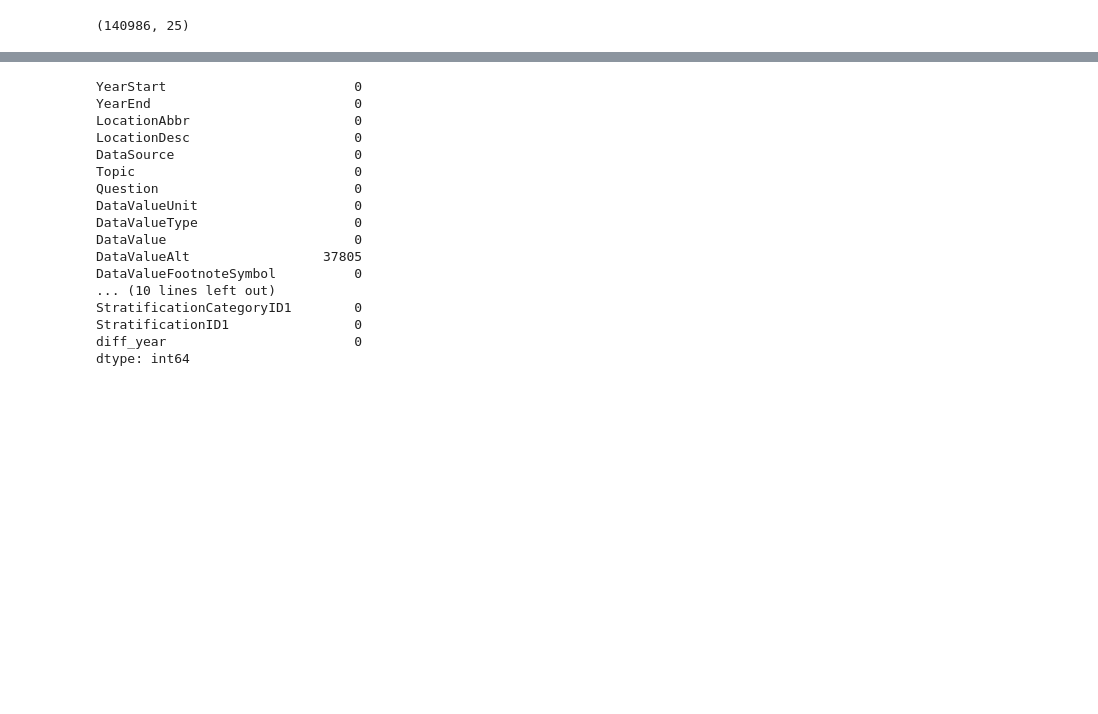
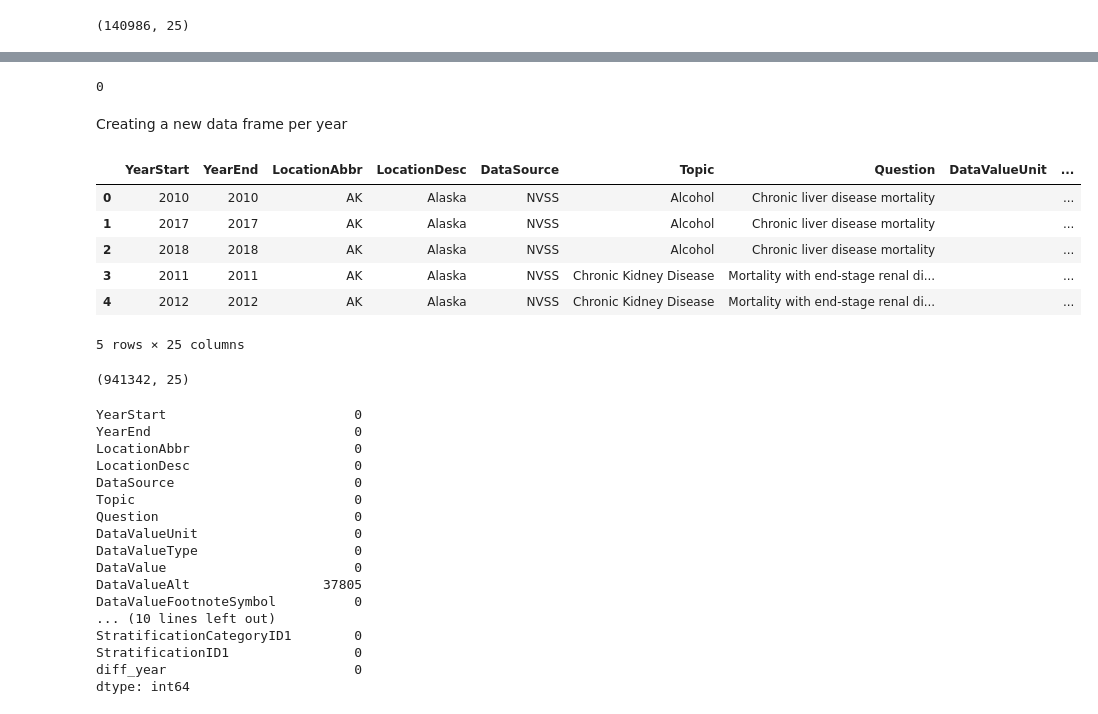
Before and after one commit to andeepl7/FProject_VisualAnalytics, a Jupyter notebook: ETL- Chronic diseases.ipynb, the cells around one changed output, grey strips where cells are left out. Saved outputs shown, nothing was run; the diff lists cells and outputs as text; code cells hidden in the pictures; blank space fills up the shorter version.

```diff
--- a/ETL- Chronic diseases.ipynb
+++ b/ETL- Chronic diseases.ipynb
@@ -152,0 +175,5 @@ df_per_period.shape
+# %%
+#Check for duplicates in the new database
+df_per_period.duplicated().sum()
+# %% [output]
+0
@@ -153,3 +183,21 @@ df_per_period.shape
+# %% [markdown]
+Creating a new data frame per year
+# %%
+#Finding the number of data available to National and State level
+df_per_year = df[df['diff_year'].str.contains('Year')]
+df_per_year.head()
+# %% [output]
+|  | YearStart | YearEnd | LocationAbbr | LocationDesc | DataSource | Topic | Question | DataValueUnit | ... |
+| 0 | 2010 | 2010 | AK | Alaska | NVSS | Alcohol | Chronic liver disease mortality |  | ... |
+| 1 | 2017 | 2017 | AK | Alaska | NVSS | Alcohol | Chronic liver disease mortality |  | ... |
+| 2 | 2018 | 2018 | AK | Alaska | NVSS | Alcohol | Chronic liver disease mortality |  | ... |
+| 3 | 2011 | 2011 | AK | Alaska | NVSS | Chronic Kidney Disease | Mortality with end-stage renal di... |  | ... |
+| 4 | 2012 | 2012 | AK | Alaska | NVSS | Chronic Kidney Disease | Mortality with end-stage renal di... |  | ... |
+5 rows × 25 columns
+# %%
+df_per_year.shape
+# %% [output]
+(941342, 25)
 # %%
 df_per_period.isna().sum()
 # %% [output]
```
Also changed, not shown: parts of 12 cells of this notebook, 1 other file.
